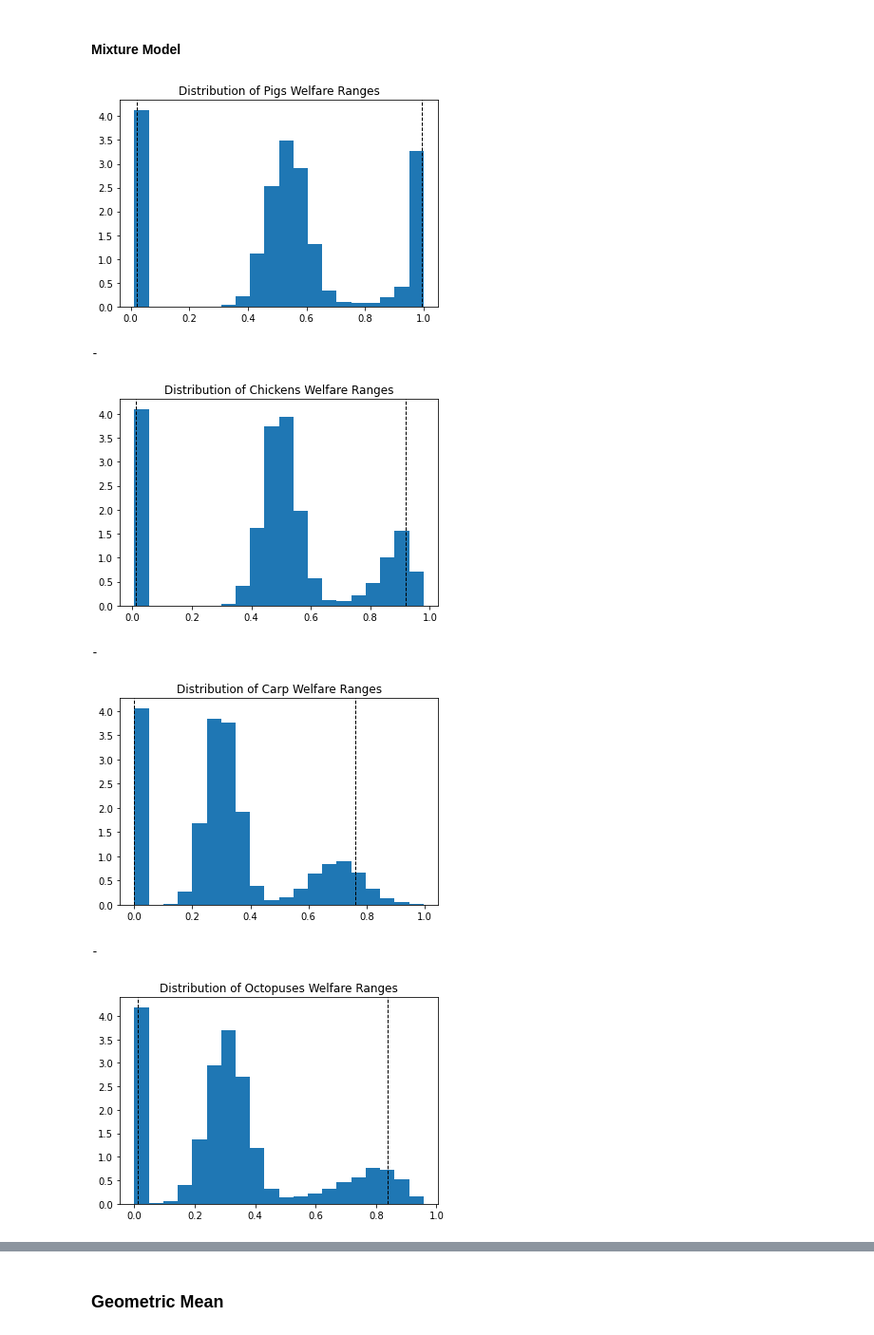
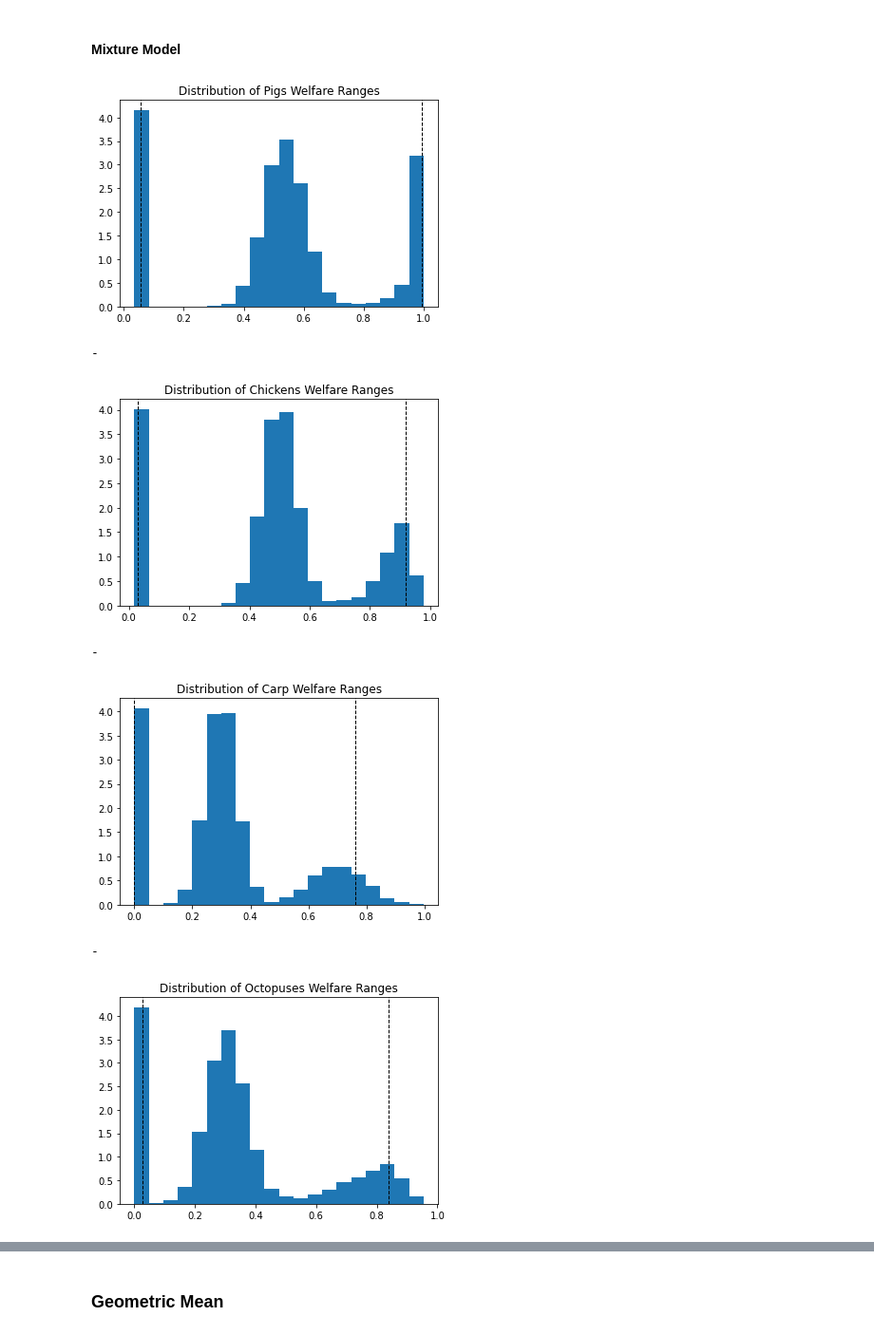
Before and after one commit to laurakduffy/updated_moral_weights, a Jupyter notebook: welfare_range_calculations.ipynb, the cells around one changed output, grey strips where cells are left out. Shown: that part at 95% size. Drawn from its saved outputs; the diff is of its cells as text; code cells hidden in the pictures.

```diff
--- a/welfare_range_calculations.ipynb
+++ b/welfare_range_calculations.ipynb
@@ -12,7 +12,9 @@ import os
 import pickle
 import platform
 
-N = 10*K
+weights = [0.2, 0.4, 0.4]
+
+N = 40*K
 PERCENTILES = [1, 5, 25, 50, 75, 95, 99]
 ANIMALS = ["Pigs", "Chickens", "Carp", "Octopuses", "Shrimp", "BSF"]
 # %% [markdown]
@@ -392,35 +540,6 @@ geom_mean_welfare_range_stats_df, geom_mean_welfare_ranges = geometric_mean_welf
 # %% [markdown]
 #### Mixture Model
 # %%
-def sent_adj_qualitative_welfare_ranges(ANIMALS):
-    means = []
-    fifth_percentiles = []
-    twenty_fifth_percentiles = []
-    medians = []
-    seventy_fifth_percentiles = []
-    ninty_fifth_percentiles = []
-
-    sent_adj_qual_ranges_all_animals = {}
-
-    for animal in ANIMALS:
-        conditioned_animal_welfare_ranges = pickle.load(open(os.path.join('pickled_sent_conditioned_welfare_ranges', '{}_qual_model_welfare_ranges.p'.format(animal)), 'rb'))
-        animal_psent = sent_models_dict[animal]
-        sent_adj_animal_welfare_ranges = conditioned_animal_welfare_ranges*animal_psent
-        sent_adj_qual_ranges_all_animals[animal] =sent_adj_animal_welfare_ranges
-        pickle.dump(np.array(sent_adj_animal_welfare_ranges), open(os.path.join('pickled_sent_adjusted_welfare_ranges', '{}_qual_model_welfare_ranges.p'.format(animal)), 'wb'))
-        sent_adj_animal_stats = one_animal_summary_stats(animal, sent_adj_animal_welfare_ranges)
-        means.append(round(sent_adj_animal_stats[0],3))
-        fifth_percentiles.append(round(sent_adj_animal_stats[1],3))
-        twenty_fifth_percentiles.append(round(sent_adj_animal_stats[2],3))
-        medians.append(round(sent_adj_animal_stats[3],3))
-        seventy_fifth_percentiles.append(round(sent_adj_animal_stats[4],3))
-        ninty_fifth_percentiles.append(round(sent_adj_animal_stats[5],3))
-
-    cols = ["Animals", 'Mean', '5%', '25%', '50%', '75%', '95%']
-    sent_adj_qual_range_stats_df = pd.DataFrame(list(zip(ANIMALS, means, fifth_percentiles, twenty_fifth_percentiles, medians, seventy_fifth_percentiles, ninty_fifth_percentiles)), columns=cols)
-    sent_adj_qual_range_stats_df.sort_values("50%", ascending=False)
-    sent_adj_qual_range_stats_df.to_csv(os.path.join("outputs", "Qualitative Model - P_Sentience-Adjusted Welfare Ranges.csv"))
-    return sent_adj_qual_range_stats_df, sent_adj_qual_ranges_all_animals
 
 def one_animal_sentience_adjustment(animal, animal_equality_range, animal_neuron_count_range, sent_adj_qual_animal_ranges):
     animal_psent = sent_models_dict[animal]
@@ -432,6 +551,7 @@ def one_animal_sentience_adjustment(animal, animal_equality_range, animal_neuron
                                       'Neuron Count': sent_adj_animal_neuron_count_ranges}
 
     return sent_adj_animal_model_results
+
 
 def one_animal_sent_adj_mixture_results(animal, animal_equality_range, animal_neuron_count_range, animal_sent_adj_qual_ranges, weights):
     sent_adj_animal_model_results = one_animal_sentience_adjustment(animal, animal_equality_range, animal_neuron_count_range, animal_sent_adj_qual_ranges)
@@ -469,38 +589,38 @@ def all_animals_sent_adj_mixture_model(to_plot=True):
 
     for animal in ANIMALS:
         animal_sent_adj_qual_ranges = sent_adj_qualitative_wrs_all_animals[animal]
         animal_equality_range = equality_wr_lst[animal]
         animal_neuron_count_range = neuron_count_wr_lst[animal]
 
         sent_adj_animal_mixture_wr_lst = one_animal_sent_adj_mixture_results(animal, animal_equality_range, animal_neuron_count_range, animal_sent_adj_qual_ranges, weights)
         sent_adj_wr_dict[animal] = sent_adj_animal_mixture_wr_lst
 
         sent_adj_animal_stats = one_animal_summary_stats(animal, sent_adj_animal_mixture_wr_lst, to_print=False)
         pickle.dump(np.array(sent_adj_animal_mixture_wr_lst), open(os.path.join('pickled_sent_adjusted_welfare_ranges', '{}_mixture_model_welfare_ranges.p'.format(animal)), 'wb'))
         means.append(round(sent_adj_animal_stats[0],3))
         fifth_percentiles.append(round(sent_adj_animal_stats[1],3))
         twenty_fifth_percentiles.append(round(sent_adj_animal_stats[2],3))
         medians.append(round(sent_adj_animal_stats[3],3))
         seventy_fifth_percentiles.append(round(sent_adj_animal_stats[4],3))
         ninty_fifth_percentiles.append(round(sent_adj_animal_stats[5],3))
 
     if to_plot:
         for animal in ANIMALS:
             plot_range_distribution(animal, sent_adj_wr_dict[animal])
 
     cols = ["Animals", 'Mean', '5%', '25%', '50%', '75%', '95%']
     sent_adj_mixture_welfare_range_stats_df = pd.DataFrame(list(zip(ANIMALS, means, fifth_percentiles, twenty_fifth_percentiles, medians, seventy_fifth_percentiles, ninty_fifth_percentiles)), columns=cols)
     sent_adj_mixture_welfare_range_stats_df.sort_values("50%", ascending=False)
     sent_adj_mixture_welfare_range_stats_df.to_csv(os.path.join("outputs", "Mixture Model - P_Sentience-Adjusted Welfare Ranges.csv"))
     return sent_adj_mixture_welfare_range_stats_df, sent_adj_wr_dict
 
 print(all_animals_sent_adj_mixture_model()[0])
 # %% [output]
-[figure, old version]
+[figure, new version]
 -
-[figure, old version]
+[figure, new version]
 -
-[figure, old version]
+[figure, new version]
 -
-[figure, old version]
+[figure, new version]
 -
```
Also changed, not shown: parts of 15 cells of this notebook, 49 other files.
